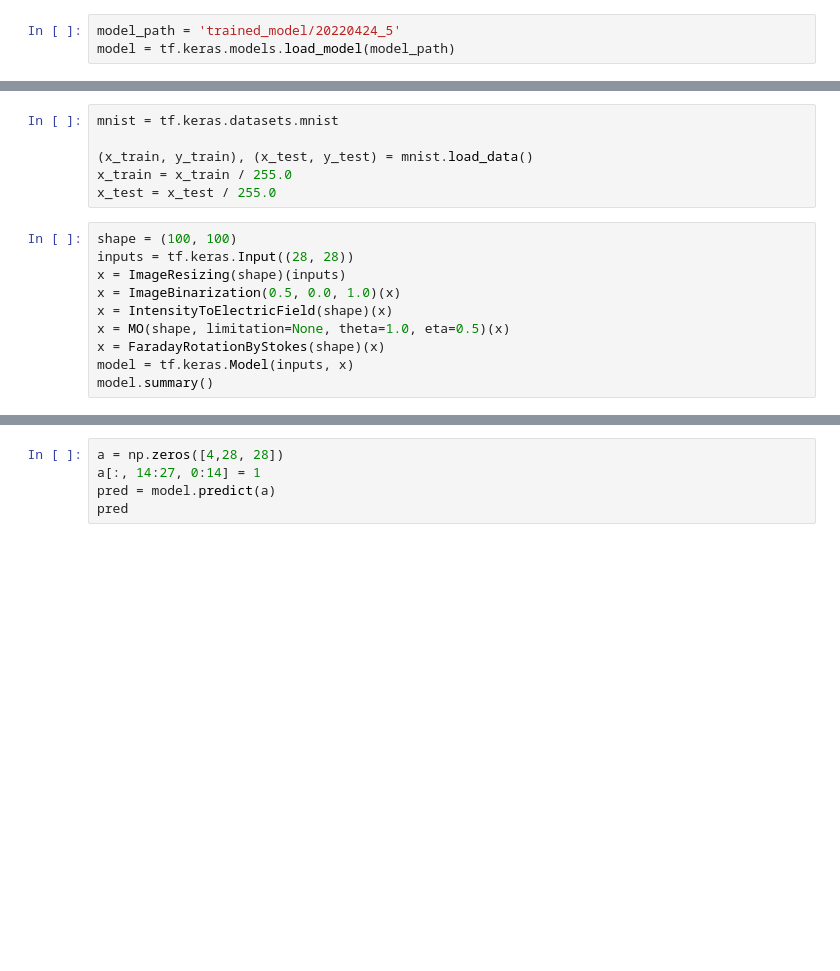
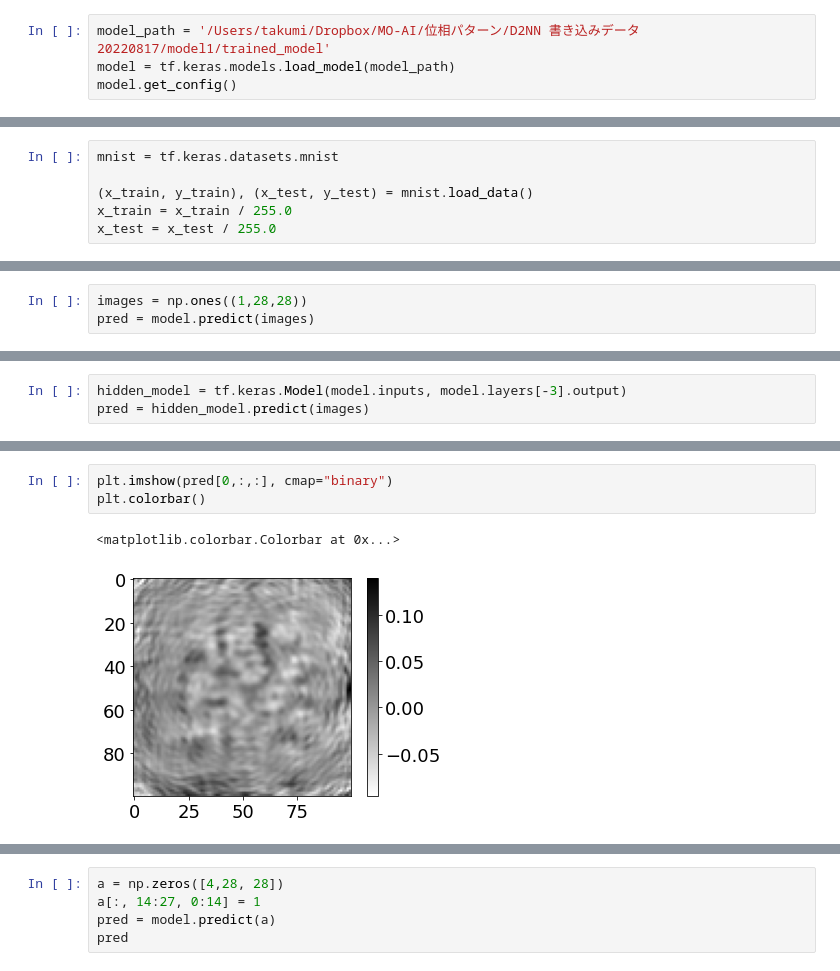
Before and after one commit to fftakumi/MOD2NN, a Jupyter notebook: Faraday/two_dim/test2.ipynb, the cells around one changed output, grey strips where cells are left out. Saved outputs shown, nothing was run; the diff lists cells and outputs as text; blank space fills up the shorter version.

```diff
--- a/Faraday/two_dim/test2.ipynb
+++ b/Faraday/two_dim/test2.ipynb
@@ -22,6 +24,7 @@ b = tf.complex(a,a)
 array([[1.+0.5j, 1.+0.5j],
        [1.+0.5j, 1.+0.5j]], dtype=complex64)>
 # %%
-model_path = 'trained_model/20220424_5'
+model_path = '/Users/takumi/Dropbox/MO-AI/位相パターン/D2NN 書き込みデータ20220817/model1/trained_model'
 model = tf.keras.models.load_model(model_path)
+model.get_config()
 # %% [output]
@@ -114,13 +55,3 @@ mnist = tf.keras.datasets.mnist
 (x_train, y_train), (x_test, y_test) = mnist.load_data()
 x_train = x_train / 255.0
 x_test = x_test / 255.0
-# %%
-shape = (100, 100)
-inputs = tf.keras.Input((28, 28))
-x = ImageResizing(shape)(inputs)
-x = ImageBinarization(0.5, 0.0, 1.0)(x)
-x = IntensityToElectricField(shape)(x)
-x = MO(shape, limitation=None, theta=1.0, eta=0.5)(x)
-x = FaradayRotationByStokes(shape)(x)
-model = tf.keras.Model(inputs, x)
-model.summary()
@@ -144,0 +58,3 @@ _________________________________________________________________
+# %%
+images = np.ones((1,28,28))
+pred = model.predict(images)
@@ -144,0 +63,3 @@ _________________________________________________________________
+# %%
+hidden_model = tf.keras.Model(model.inputs, model.layers[-3].output)
+pred = hidden_model.predict(images)
@@ -144,0 +68,6 @@ _________________________________________________________________
+# %%
+plt.imshow(pred[0,:,:], cmap="binary")
+plt.colorbar()
+# %% [output]
+<matplotlib.colorbar.Colorbar at 0x...>
+[figure, added]
```
Also changed, not shown: parts of 16 cells of this notebook, 9 other files.
